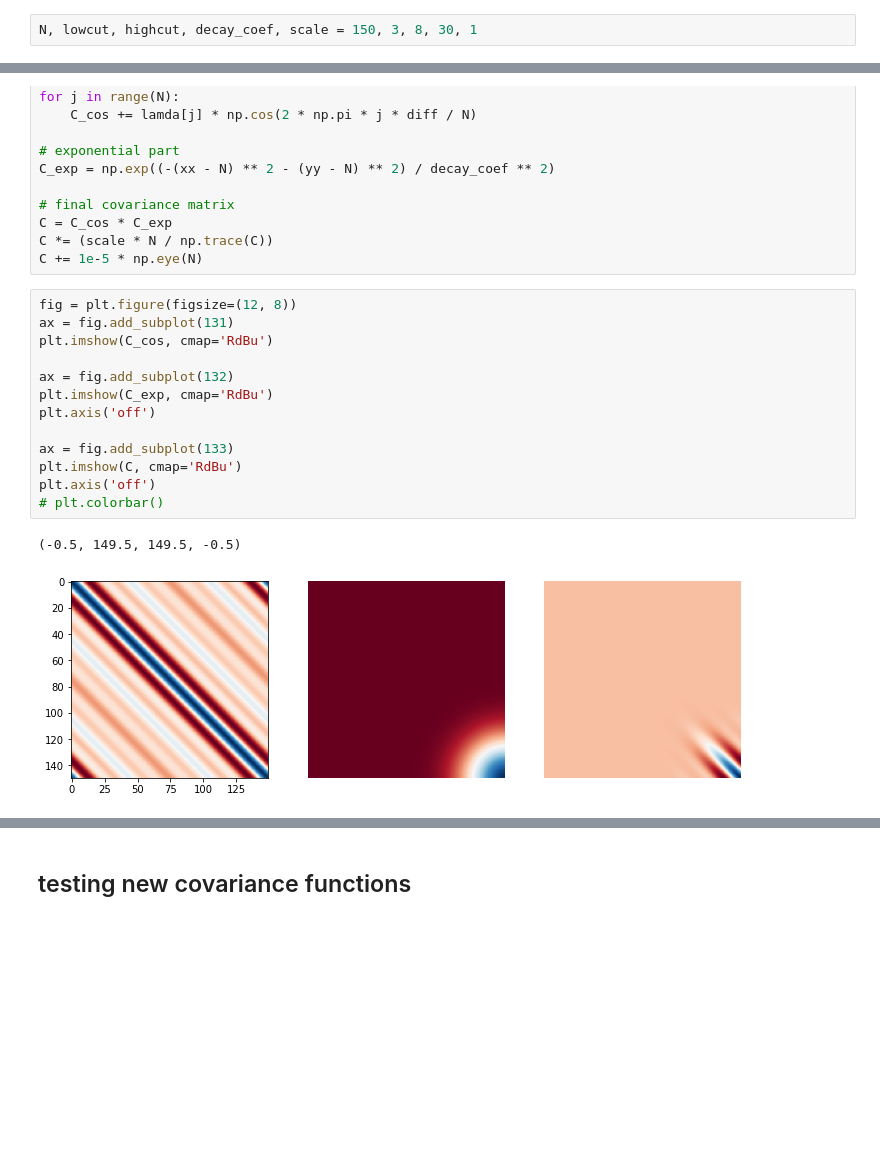
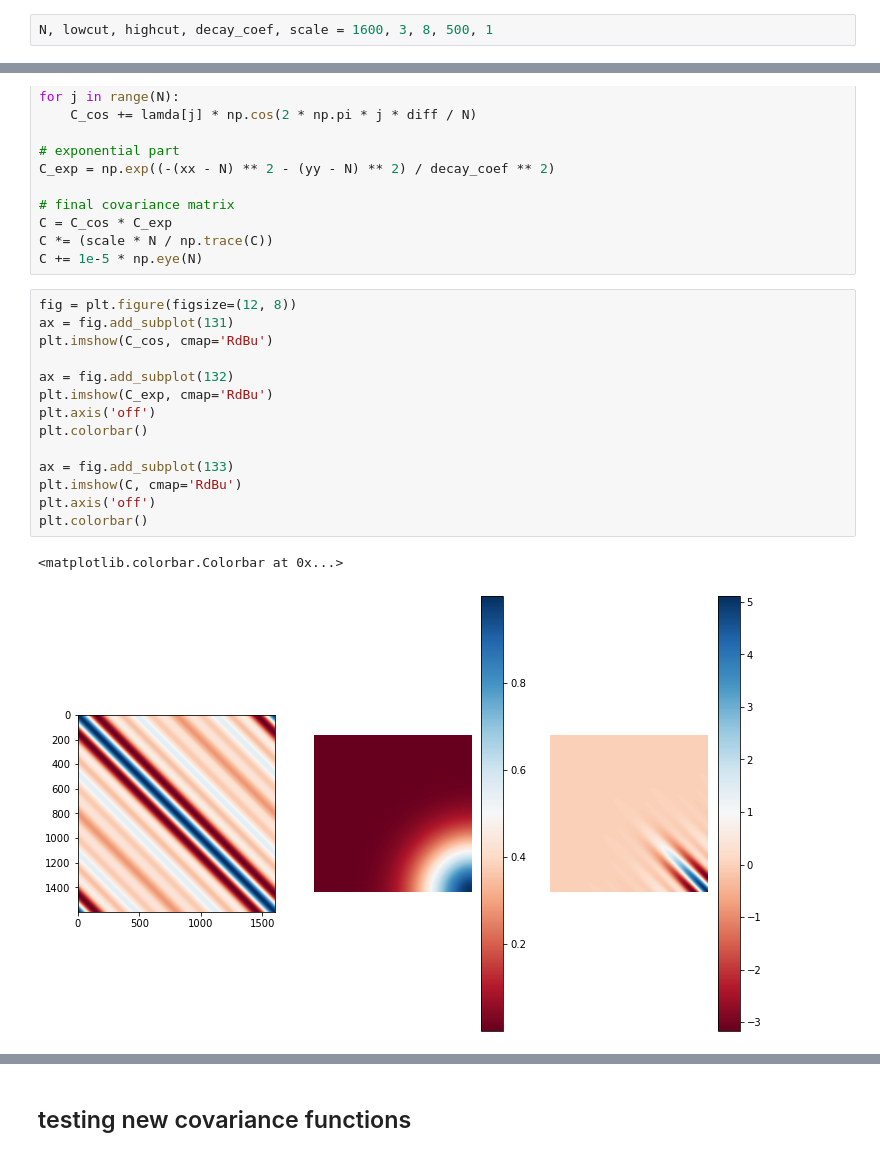
Before and after one commit to BruntonUWBio/structured-random-features, a Jupyter notebook: new_version/haltere_rand_features_test.ipynb, the cells around one changed output, grey strips where cells are left out. Saved outputs shown, nothing was run; the diff lists cells and outputs as text; blank space fills up the shorter version.

Commit message:
made figures for meeting with Bing and Kam about decaying features

```diff
--- a/new_version/haltere_rand_features_test.ipynb
+++ b/new_version/haltere_rand_features_test.ipynb
@@ -97,7 +98,7 @@ def haltere_inspired_weights(M, N, lowcut, highcut, decay_coef, scale=1, random_
 # %% [markdown]
 ## plotting all covariance matrices
 # %%
-N, lowcut, highcut, decay_coef, scale = 150, 3, 8, 30, 1
+N, lowcut, highcut, decay_coef, scale = 1600, 3, 8, 500, 1
 # %%
 lamda = np.zeros(N)
 lamda[lowcut:highcut] = 1
@@ -121,16 +122,17 @@ C += 1e-5 * np.eye(N)
 # %%
 fig = plt.figure(figsize=(12, 8))
 ax = fig.add_subplot(131)
 plt.imshow(C_cos, cmap='RdBu')
 
 ax = fig.add_subplot(132)
 plt.imshow(C_exp, cmap='RdBu')
 plt.axis('off')
+plt.colorbar()
 
 ax = fig.add_subplot(133)
 plt.imshow(C, cmap='RdBu')
 plt.axis('off')
-# plt.colorbar()
+plt.colorbar()
 # %% [output]
-(-0.5, 149.5, 149.5, -0.5)
+<matplotlib.colorbar.Colorbar at 0x...>
-[figure, old version]
+[figure, new version]
```
Also changed, not shown: parts of 18 cells of this notebook, 4 other files.
